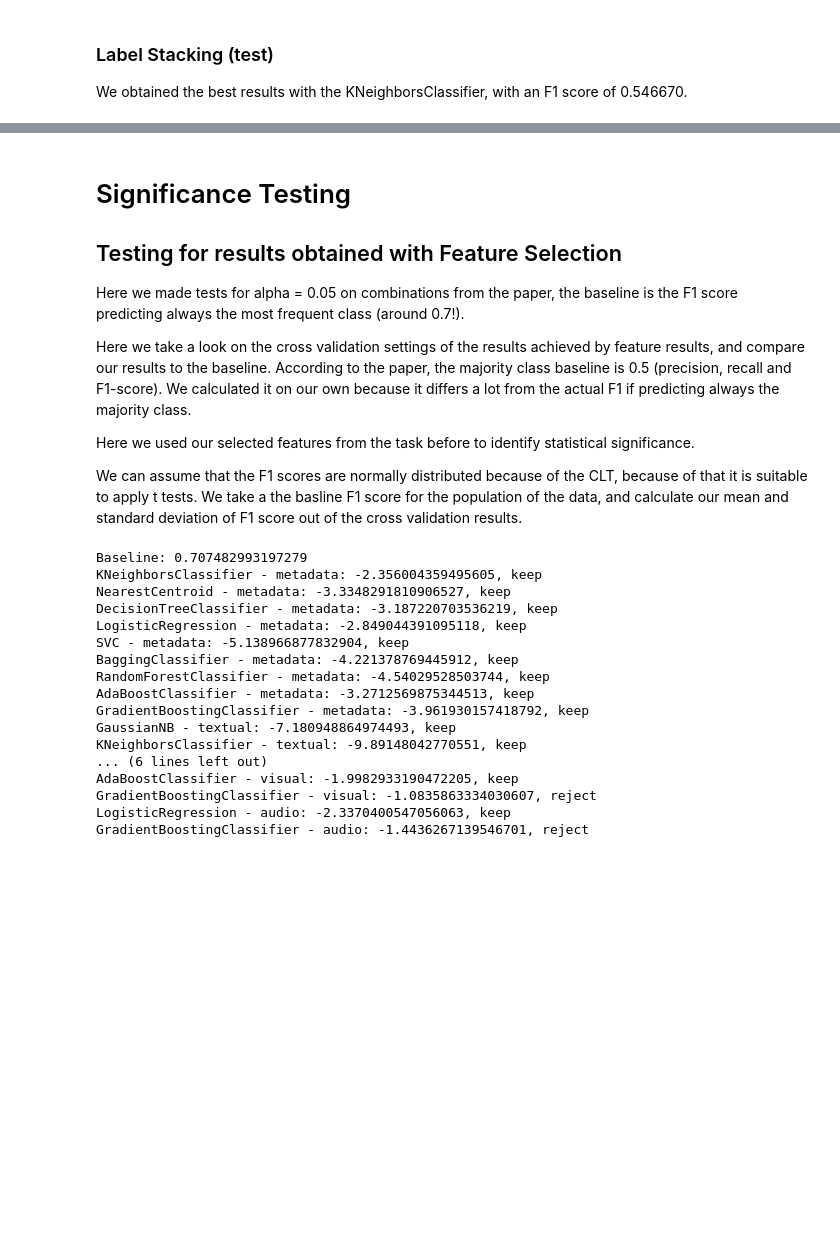
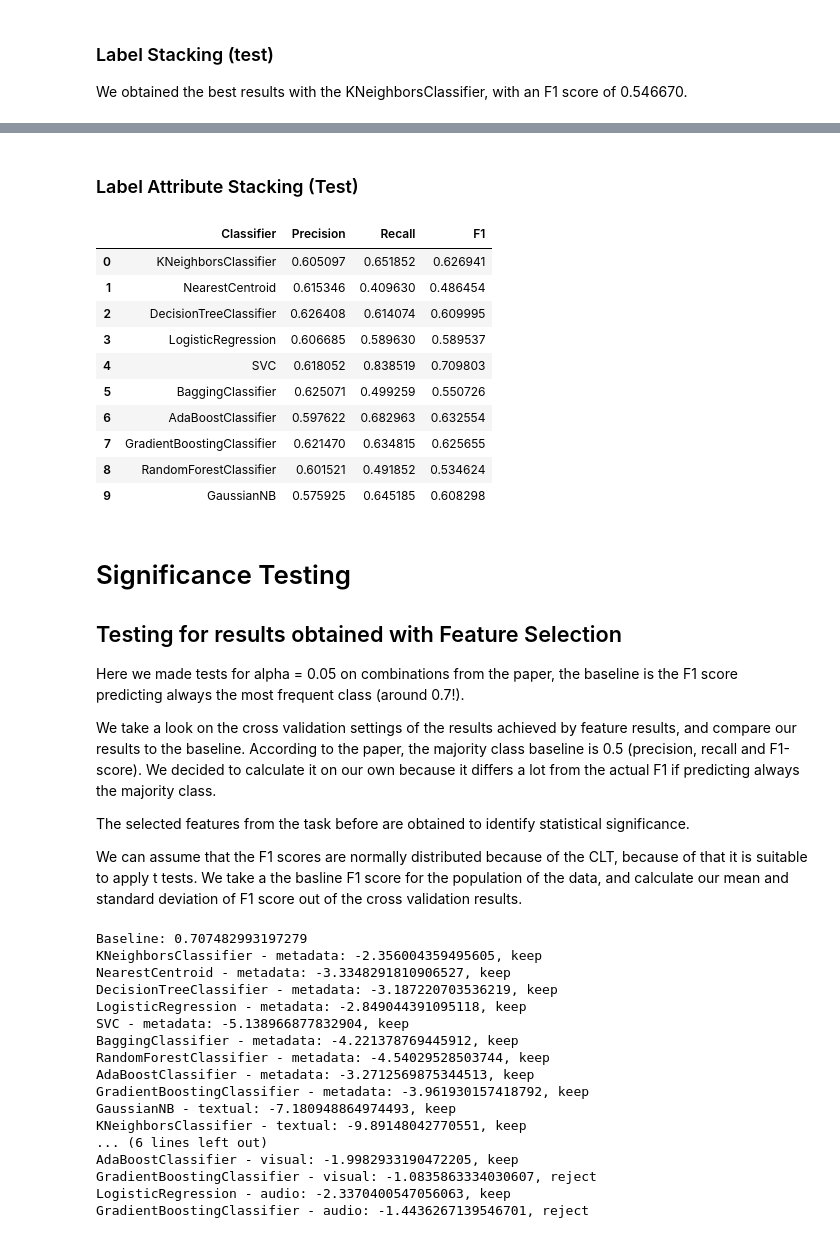
Before and after one commit to patrickFuerst/CoE_task, a Jupyter notebook: classifier_selection.ipynb, the cells around one changed output, grey strips where cells are left out. Drawn from its saved outputs; the diff is of its cells as text; code cells hidden in the pictures; blank space fills up the shorter version.

```diff
--- a/classifier_selection.ipynb
+++ b/classifier_selection.ipynb
@@ -1730,12 +1829,58 @@ display(label_feature_test.head(2))
+# %% [markdown]
+### Label Attribute Stacking (Test)
+# %%
+label_feature_stack_scores = pd.DataFrame()
+label_feature_stack_scores["Classifier"] = pd.Series()
+label_feature_stack_scores["Precision"] = pd.Series()
+label_feature_stack_scores["Recall"] = pd.Series()
+label_feature_stack_scores["F1"] = pd.Series()
+label_feature_stack_scores["F1 scores"] = pd.Series()
+
+for model in model_list:
+    f1 = [0]*10
+    recall = [0]*10
+    precision = [0]*10
+    i = 0
+    for train_index, test_index in kf.split(label_feature_train):
+        # Fit model for CV of train data
+        mod = model.fit(label_feature_train.loc[train_index, :], df_y[train_index])
+        # Predicitions for test data
+        pred = mod.predict(label_feature_test)
+
+        f1[i] = f1_score(df_y_test, pred)
+        recall[i] = recall_score(df_y_test, pred)
+        precision[i] = precision_score(df_y_test, pred)
+        i = i + 1
+
+    label_feature_stack_scores = label_feature_stack_scores.append(pd.Series({"Classifier": getModelName(model),
+                                        "Precision": np.mean(precision),
+                                        "Recall": np.mean(recall),
+                                        "F1": np.mean(f1),
+                                        "F1 scores": f1}),
+                              ignore_index = True)
+
+label_feature_stack_scores[["Classifier", "Precision", "Recall", "F1"]]
+# %% [output]
+|  | Classifier | Precision | Recall | F1 |
+| 0 | KNeighborsClassifier | 0.605097 | 0.651852 | 0.626941 |
+| 1 | NearestCentroid | 0.615346 | 0.409630 | 0.486454 |
+| 2 | DecisionTreeClassifier | 0.626408 | 0.614074 | 0.609995 |
+| 3 | LogisticRegression | 0.606685 | 0.589630 | 0.589537 |
+| 4 | SVC | 0.618052 | 0.838519 | 0.709803 |
+| 5 | BaggingClassifier | 0.625071 | 0.499259 | 0.550726 |
+| 6 | AdaBoostClassifier | 0.597622 | 0.682963 | 0.632554 |
+| 7 | GradientBoostingClassifier | 0.621470 | 0.634815 | 0.625655 |
+| 8 | RandomForestClassifier | 0.601521 | 0.491852 | 0.534624 |
+| 9 | GaussianNB | 0.575925 | 0.645185 | 0.608298 |
 # %% [markdown]
 # Significance Testing
 
 ## Testing for results obtained with Feature Selection
 Here we made tests for alpha = 0.05 on combinations from the paper, the baseline is the F1 score predicting always the most frequent class  (around 0.7!).
 
-Here we take a look on the cross validation settings of the results achieved by feature results, and compare our results to the baseline. According to the paper, the majority class baseline  is 0.5 (precision, recall and F1-score). We calculated it on our own because it differs a lot from the actual F1 if predicting always the majority class.
+We take a look on the cross validation settings of the results achieved by feature results, and compare our results to the baseline. According to the paper, the majority class baseline  is 0.5 (precision, recall and F1-score). We decided to calculate it on our own because it differs a lot from the actual F1 if predicting always the majority class.
 
-Here we used our selected features from the task before to identify statistical significance.
+The selected features from the task before are obtained to identify statistical significance.
 
 We can assume that the F1 scores are normally distributed because of the CLT, because of that it is suitable to apply t tests. We take a the basline F1 score for the population of the data, and calculate our mean and standard deviation of F1 score out of the cross validation results.
 # %%
```
Also changed, not shown: parts of 11 cells of this notebook.
